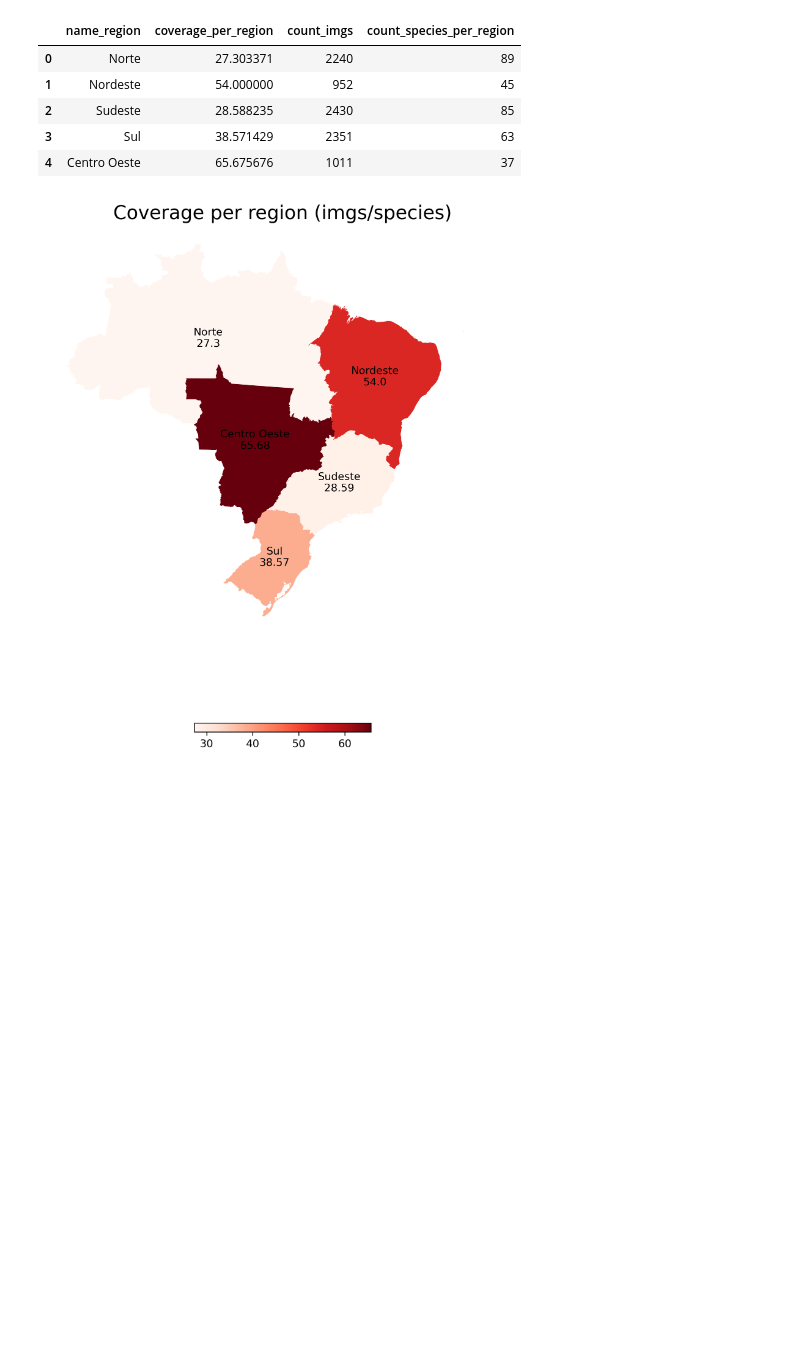
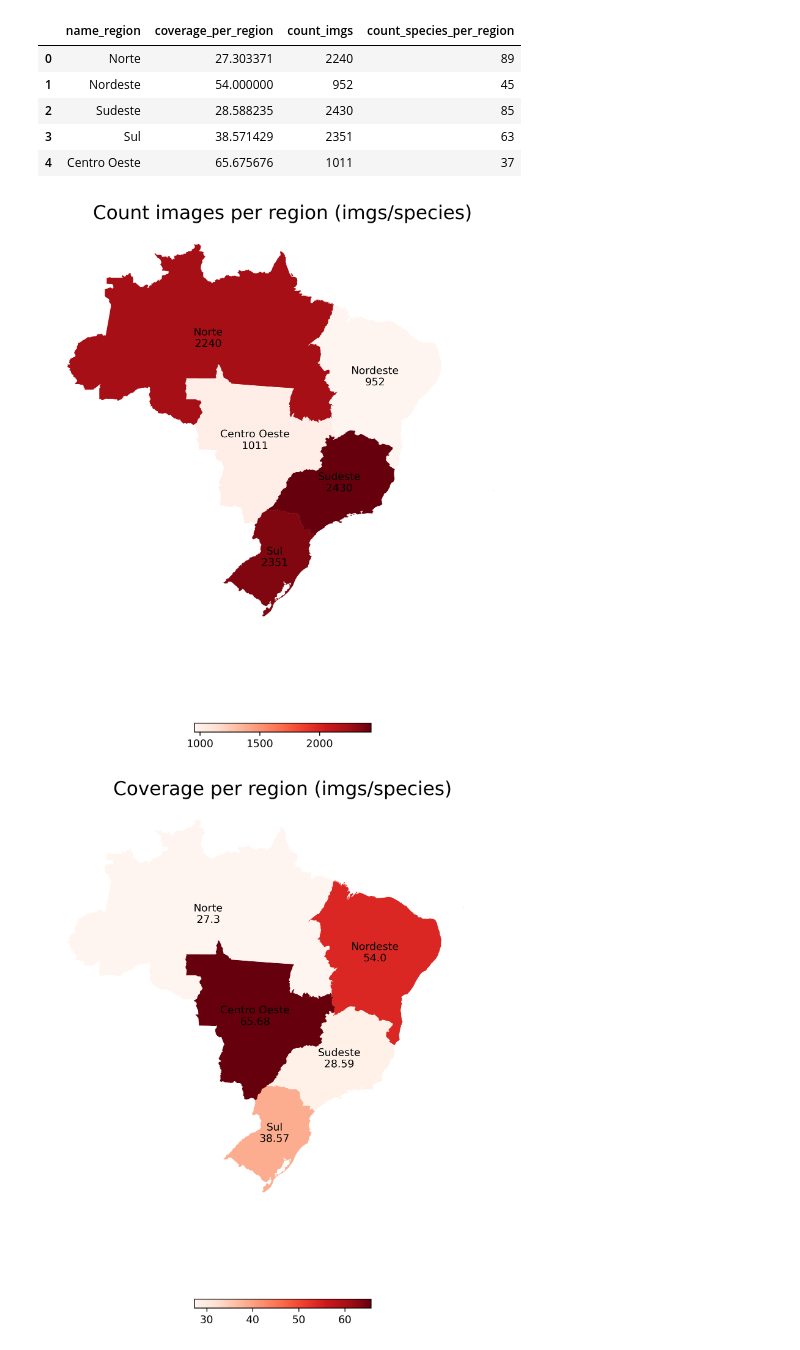
Before and after one commit to xaaaandao/piperaceae-plots, a Jupyter notebook: main.ipynb, the cells around one changed output. Saved outputs shown, nothing was run; the diff lists cells and outputs as text; code cells hidden in the pictures; blank space fills up the shorter version.

Commit message:
Add + plot

```diff
--- a/main.ipynb
+++ b/main.ipynb
@@ -249,7 +249,10 @@ regions.loc[:, ['name_region', 'coverage_per_region', 'count_imgs', 'count_speci
 | 3 | Sul | 38.571429 | 2351 | 63 |
 | 4 | Centro Oeste | 65.675676 | 1011 | 37 |
 # %%
+plot_brazil('count_imgs', 'name_region', regions, 'Count images per region (imgs/species)', fontsize=10,
+            is_region=True)
 plot_brazil('coverage_per_region', 'name_region', regions, 'Coverage per region (imgs/species)', fontsize=10,
             is_region=True)
 # %% [output]
-[figure, old version]
+[figure, new version]
+[figure, added]
```
